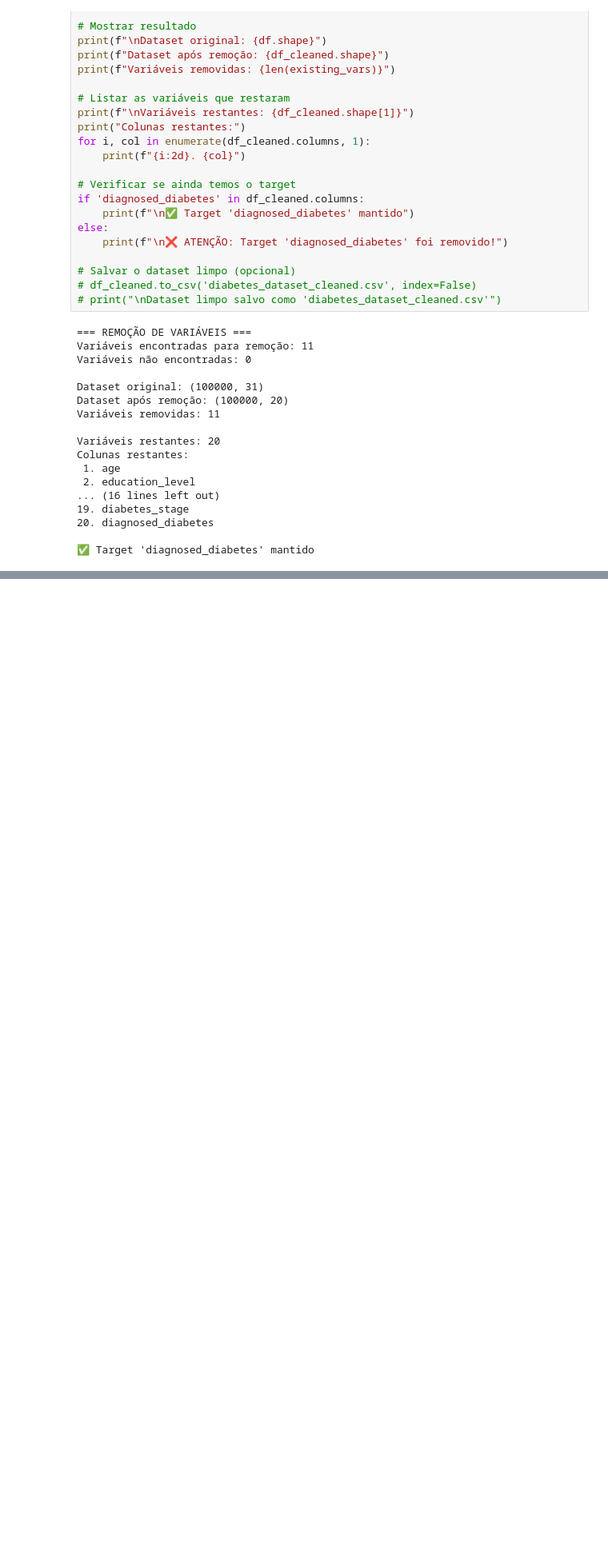
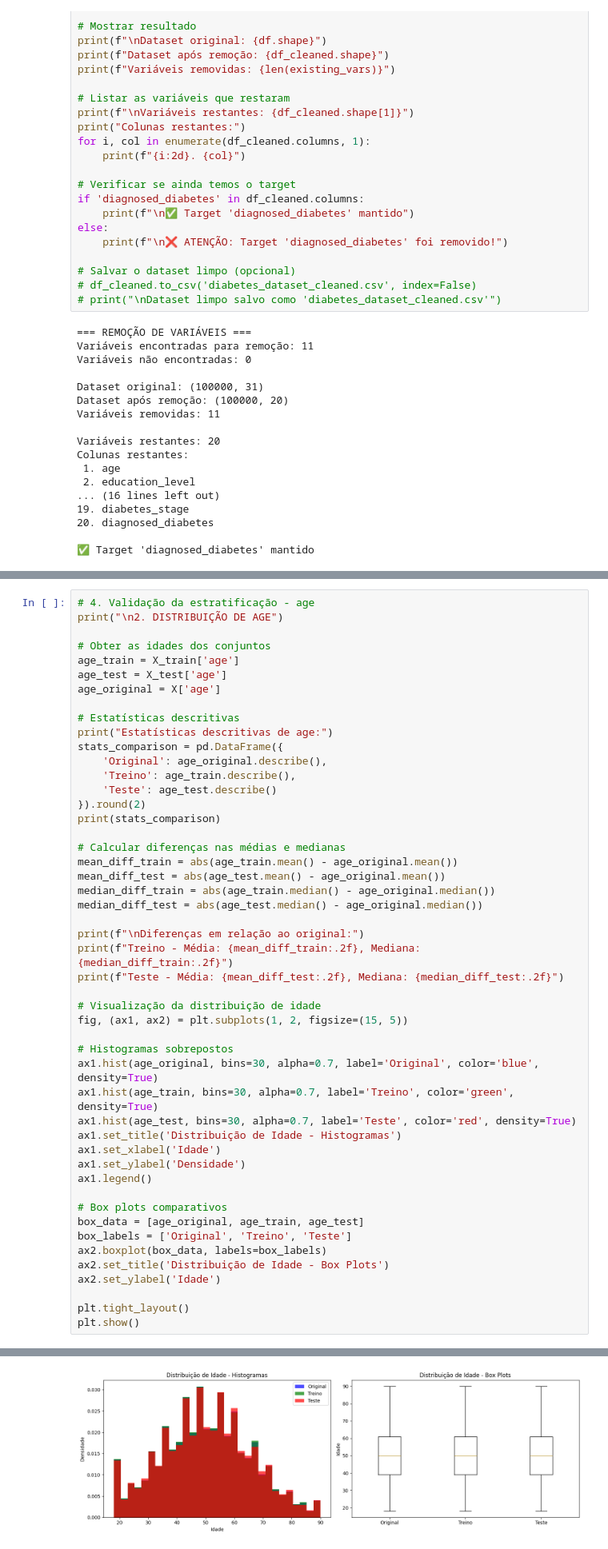
Before and after one commit to Pedro-Marquardt/ml-diabetes-detection, a Jupyter notebook: pedrict-model.ipynb, the cells around one changed output, grey strips where cells are left out. Shown at 80% size. Cells and saved outputs as stored; diff of their text form; blank space fills up the shorter version.

```diff
--- a/pedrict-model.ipynb
+++ b/pedrict-model.ipynb
@@ -527,0 +830,50 @@ Analisando o mapa de calor do data frame limpo (df_cleaned), percebi que a varia
+# %%
+# 4. Validação da estratificação - age
+print("\n2. DISTRIBUIÇÃO DE AGE")
+
+# Obter as idades dos conjuntos
+age_train = X_train['age']
+age_test = X_test['age']
+age_original = X['age']
+
+# Estatísticas descritivas
+print("Estatísticas descritivas de age:")
+stats_comparison = pd.DataFrame({
+    'Original': age_original.describe(),
+    'Treino': age_train.describe(),
+    'Teste': age_test.describe()
+}).round(2)
+print(stats_comparison)
+
+# Calcular diferenças nas médias e medianas
+mean_diff_train = abs(age_train.mean() - age_original.mean())
+mean_diff_test = abs(age_test.mean() - age_original.mean())
+median_diff_train = abs(age_train.median() - age_original.median())
+median_diff_test = abs(age_test.median() - age_original.median())
+
+print(f"\nDiferenças em relação ao original:")
+print(f"Treino - Média: {mean_diff_train:.2f}, Mediana: {median_diff_train:.2f}")
+print(f"Teste - Média: {mean_diff_test:.2f}, Mediana: {median_diff_test:.2f}")
+
+# Visualização da distribuição de idade
+fig, (ax1, ax2) = plt.subplots(1, 2, figsize=(15, 5))
+
+# Histogramas sobrepostos
+ax1.hist(age_original, bins=30, alpha=0.7, label='Original', color='blue', density=True)
+ax1.hist(age_train, bins=30, alpha=0.7, label='Treino', color='green', density=True)
+ax1.hist(age_test, bins=30, alpha=0.7, label='Teste', color='red', density=True)
+ax1.set_title('Distribuição de Idade - Histogramas')
+ax1.set_xlabel('Idade')
+ax1.set_ylabel('Densidade')
+ax1.legend()
+
+# Box plots comparativos
+box_data = [age_original, age_train, age_test]
+box_labels = ['Original', 'Treino', 'Teste']
+ax2.boxplot(box_data, labels=box_labels)
+ax2.set_title('Distribuição de Idade - Box Plots')
+ax2.set_ylabel('Idade')
+
+plt.tight_layout()
+plt.show()
+# %% [output]
@@ -527,0 +895 @@ Analisando o mapa de calor do data frame limpo (df_cleaned), percebi que a varia
+[figure, added]
```
Also changed, not shown: parts of 22 cells of this notebook.
